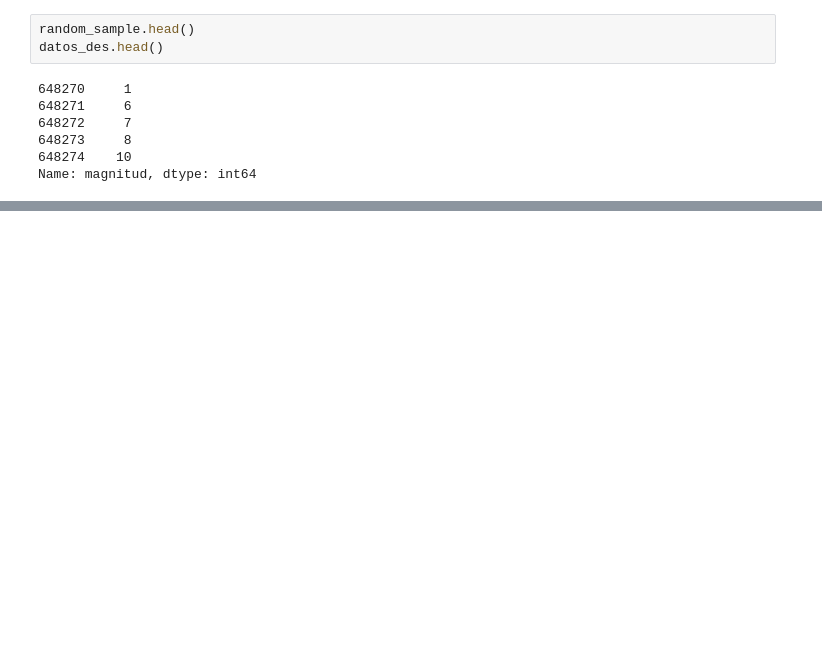
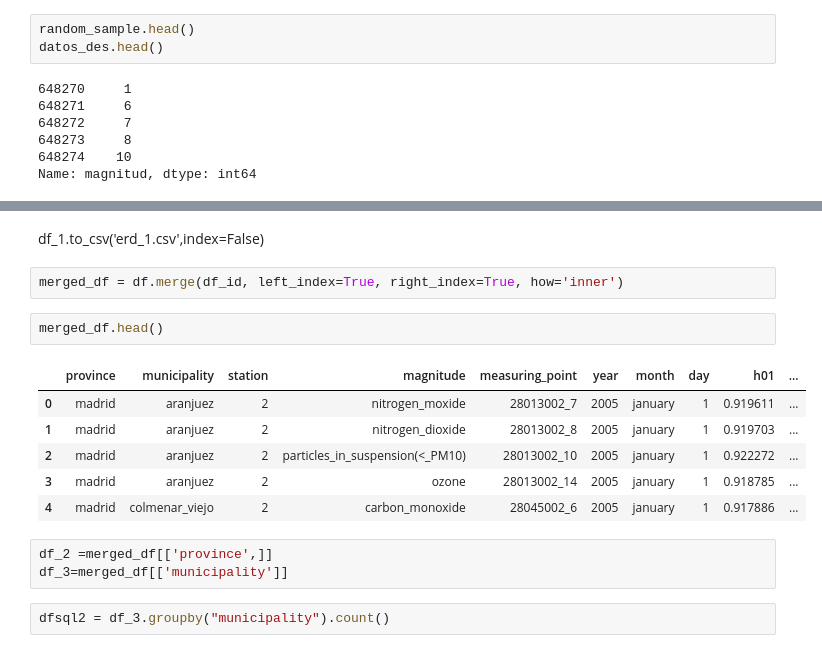
Before and after one commit to JCastillo1997/Inhale-the-present-exhale-the-past.-, a Jupyter notebook: EDA/EDA.ipnyb/EDA_air.ipynb, the cells around one changed output, grey strips where cells are left out. Cells and saved outputs as stored; diff of their text form; blank space fills up the shorter version.

```diff
--- a/EDA/EDA.ipnyb/EDA_air.ipynb
+++ b/EDA/EDA.ipnyb/EDA_air.ipynb
@@ -195,0 +349,18 @@ TtestResult(statistic=35.17886491767936, pvalue=1.0, df=154178)
+# %% [markdown]
+df_1.to_csv('erd_1.csv',index=False)
+# %%
+merged_df = df.merge(df_id, left_index=True, right_index=True, how='inner')
+# %%
+merged_df.head()
+# %% [output]
+|  | province | municipality | station | magnitude | measuring_point | year | month | day | h01 | ... |
+| 0 | madrid | aranjuez | 2 | nitrogen_moxide | 28013002_7 | 2005 | january | 1 | 0.919611 | ... |
+| 1 | madrid | aranjuez | 2 | nitrogen_dioxide | 28013002_8 | 2005 | january | 1 | 0.919703 | ... |
+| 2 | madrid | aranjuez | 2 | particles_in_suspension(<_PM10) | 28013002_10 | 2005 | january | 1 | 0.922272 | ... |
+| 3 | madrid | aranjuez | 2 | ozone | 28013002_14 | 2005 | january | 1 | 0.918785 | ... |
+| 4 | madrid | colmenar_viejo | 2 | carbon_monoxide | 28045002_6 | 2005 | january | 1 | 0.917886 | ... |
+# %%
+df_2 =merged_df[['province',]]
+df_3=merged_df[['municipality']]
+# %%
+dfsql2 = df_3.groupby("municipality").count()
```
Also changed, not shown: parts of 27 cells of this notebook, 10 other files.
